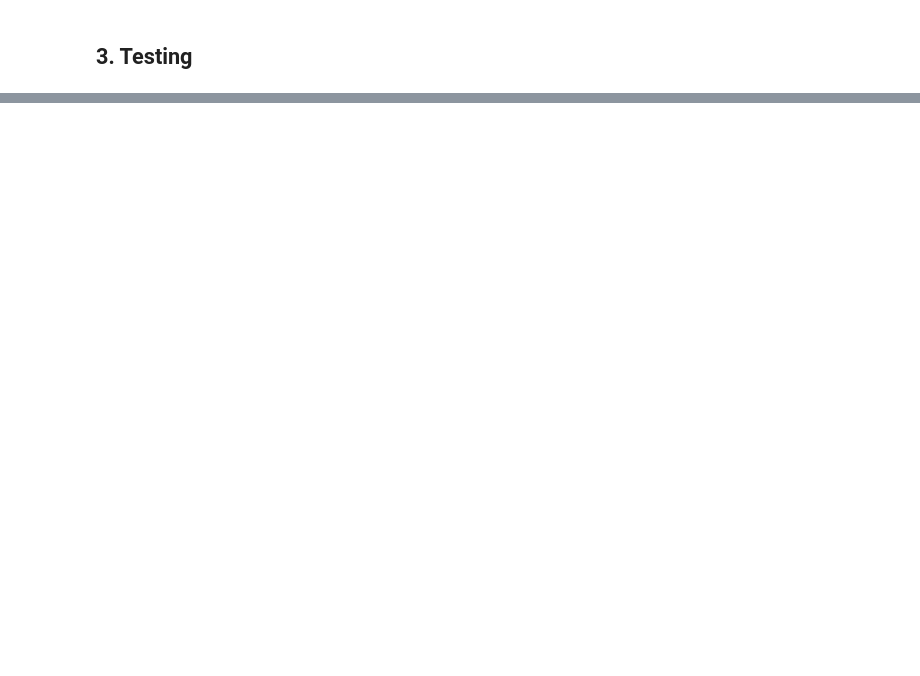
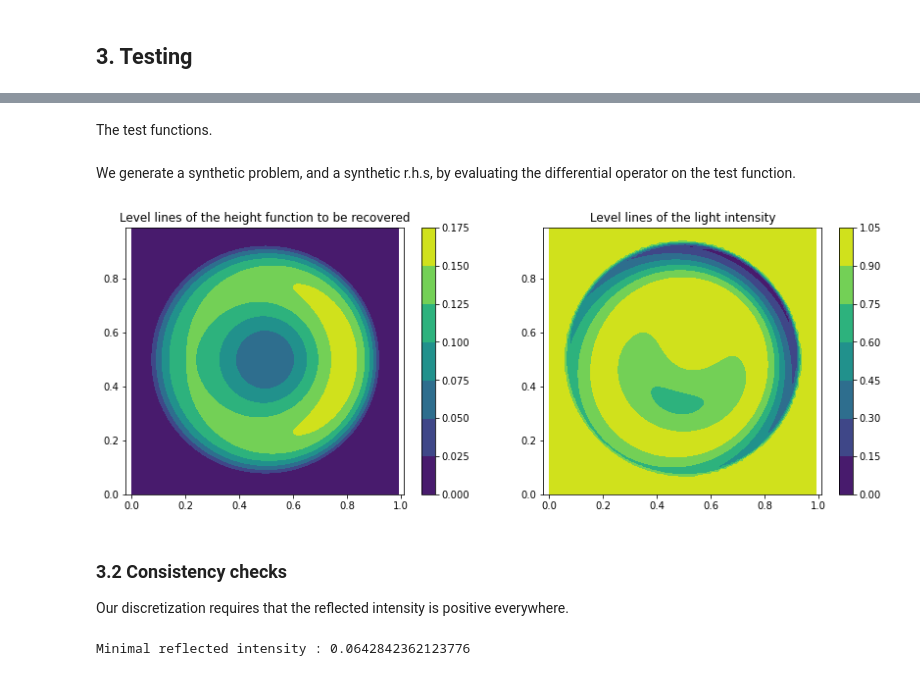
Before and after one commit to gbonnet1/AdaptiveGridDiscretizations, a Jupyter notebook: Notebooks_NonDiv/ShapeFromShading.ipynb, the cells around one changed output, grey strips where cells are left out. Saved outputs shown, nothing was run; the diff lists cells and outputs as text; code cells hidden in the pictures; blank space fills up the shorter version.

```diff
--- a/Notebooks_NonDiv/ShapeFromShading.ipynb
+++ b/Notebooks_NonDiv/ShapeFromShading.ipynb
@@ -306,0 +215,10 @@ U[50,50]
+# %%
+# Coordinate system
+h=1/100.
+X,Y = np.meshgrid(np.arange(0,1,h),np.arange(0,1,h),indexing='ij')
+
+# Shading parameters
+ω = 0.15*np.array([1,2])
+α,β,γ = np.append(omega,1)/np.linalg.norm(np.append(ω,1))
+
+params = α,β,γ,h
@@ -306,0 +229,50 @@ U[50,50]
+# %% [markdown]
+The test functions.
+# %%
+def OneBump(x,y):
+    bump = 0.5-3.*((x-0.5)**2+(y-0.5)**2)
+    return np.maximum(bump, np.zeros_like(x))
+
+def ThreeBumps(x,y):
+    bump1 = 0.3-3*((x-0.4)**2+(y-0.5)**2)
+    bump2 = 0.25-3*((x-0.65)**2+(y-0.6)**2)
+    bump3 = 0.25-3*((x-0.6)**2+(y-0.35)**2)
+    return np.maximum.reduce([bump1,bump2,bump3,np.zeros_like(bump1)])
+
+def Volcano(x,y):
+    r = np.sqrt((x-0.5)**2+(y-0.5)**2)
+    volcano = 0.05+1.5*(1+x)*(r**2-6*r**4)
+    return np.maximum(volcano, np.zeros_like(x))
+# %% [markdown]
+We generate a synthetic problem, and a synthetic r.h.s, by evaluating the differential operator on the test function.
+# %%
+def GenerateRHS(height,params):
+    α,β,γ,h = params
+    hx,hy = np.gradient(height,h)
+    Intensity = (alpha*hx+beta*hy+gamma)/np.sqrt(1+hx**2+hy**2)
+    Omega = height>0
+    return Intensity,Omega
+# %%
+height = Volcano(X,Y)
+Intensity,Omega = GenerateRHS(height,params)
+# %%
+plt.figure(figsize=[14,5])
+
+plt.subplot(1,2,1)
+plt.title("Level lines of the height function to be recovered")
+plt.contourf(X,Y,height); plt.colorbar(); plt.axis('equal')
+
+plt.subplot(1,2,2)
+plt.title("Level lines of the light intensity")
+plt.contourf(X,Y,Intensity); plt.colorbar(); plt.axis('equal');
+# %% [output]
+[figure, added]
+# %% [markdown]
+### 3.2 Consistency checks
+
+Our discretization requires that the reflected intensity is positive everywhere.
+# %%
+print(f"Minimal reflected intensity : {np.min(Intensity)}")
+assert np.min(Intensity)>0
+# %% [output]
+Minimal reflected intensity : 0.0642842362123776
```
Also changed, not shown: parts of 49 cells of this notebook.
